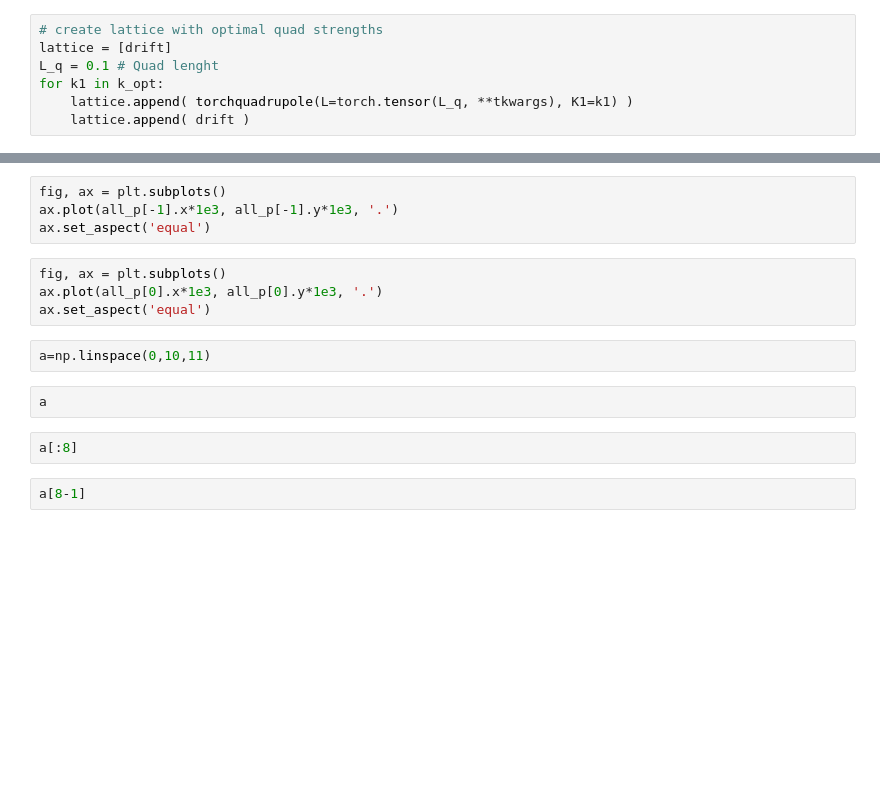
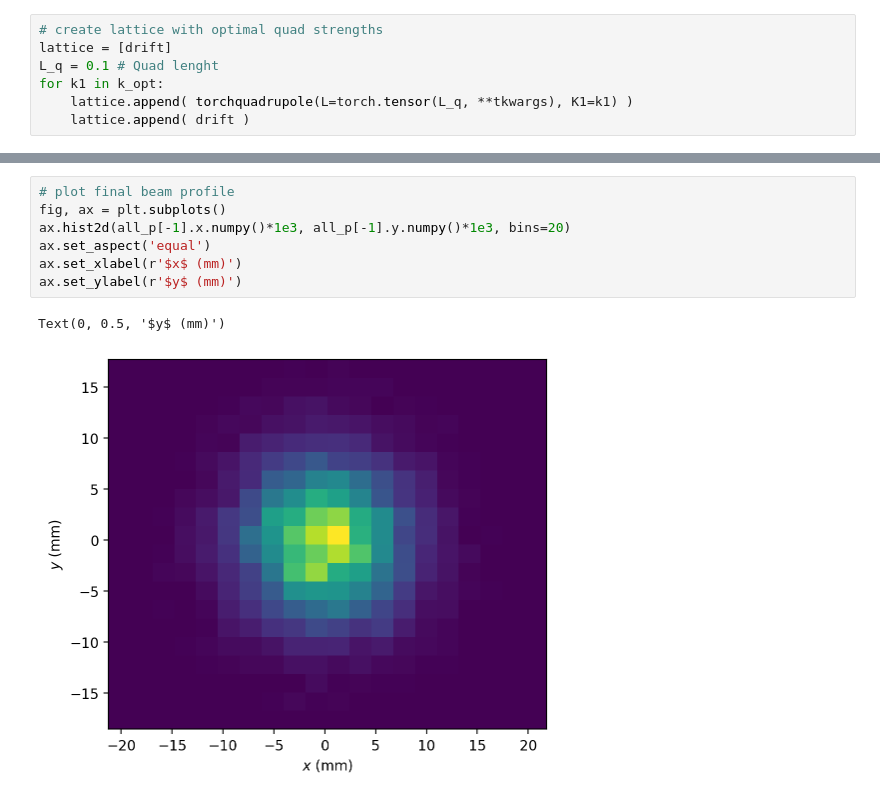
Before and after one commit to bmad-sim/Bmad-X, a Jupyter notebook: docs/examples/optimization/10-quad-optimization.ipynb, the cells around one changed output, grey strips where cells are left out. Drawn from its saved outputs; the diff is of its cells as text; blank space fills up the shorter version.

```diff
--- a/docs/examples/optimization/10-quad-optimization.ipynb
+++ b/docs/examples/optimization/10-quad-optimization.ipynb
@@ -177,16 +202,10 @@ plt.legend()
 # %%
+# plot final beam profile
 fig, ax = plt.subplots()
-ax.plot(all_p[-1].x*1e3, all_p[-1].y*1e3, '.')
+ax.hist2d(all_p[-1].x.numpy()*1e3, all_p[-1].y.numpy()*1e3, bins=20)
 ax.set_aspect('equal')
+ax.set_xlabel(r'$x$ (mm)')
+ax.set_ylabel(r'$y$ (mm)')
+# %% [output]
+Text(0, 0.5, '$y$ (mm)')
+[figure, added]
-# %%
-fig, ax = plt.subplots()
-ax.plot(all_p[0].x*1e3, all_p[0].y*1e3, '.')
-ax.set_aspect('equal')
-# %%
-a=np.linspace(0,10,11)
-# %%
-a
-# %%
-a[:8]
-# %%
-a[8-1]
```
Also changed, not shown: parts of 15 cells of this notebook, 7 other files.
